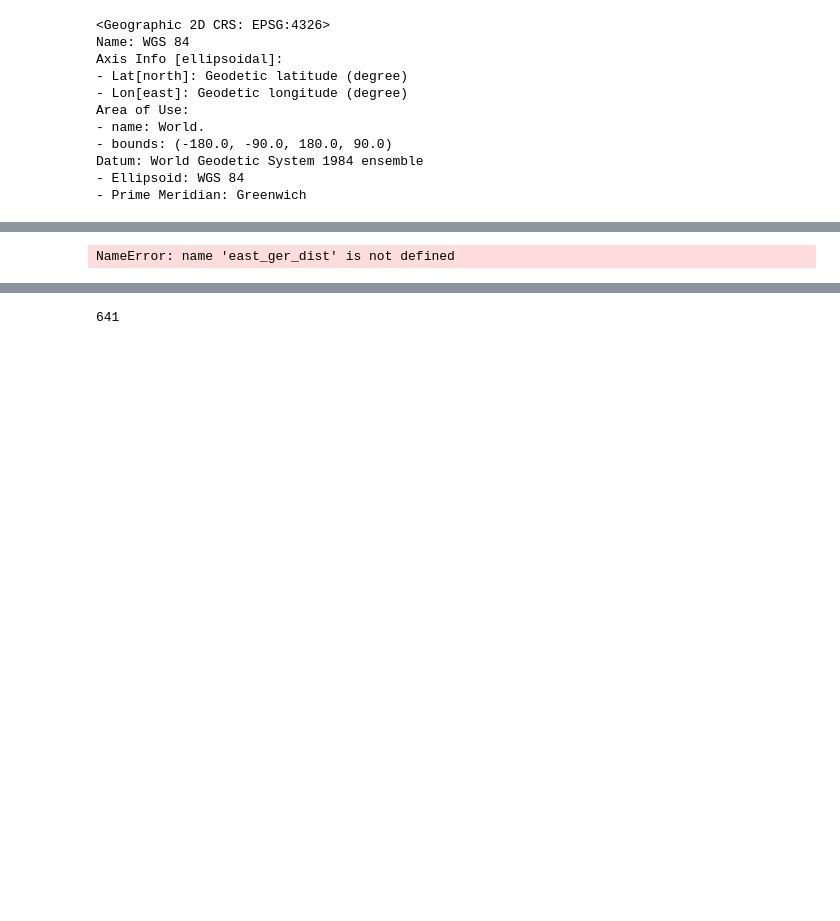
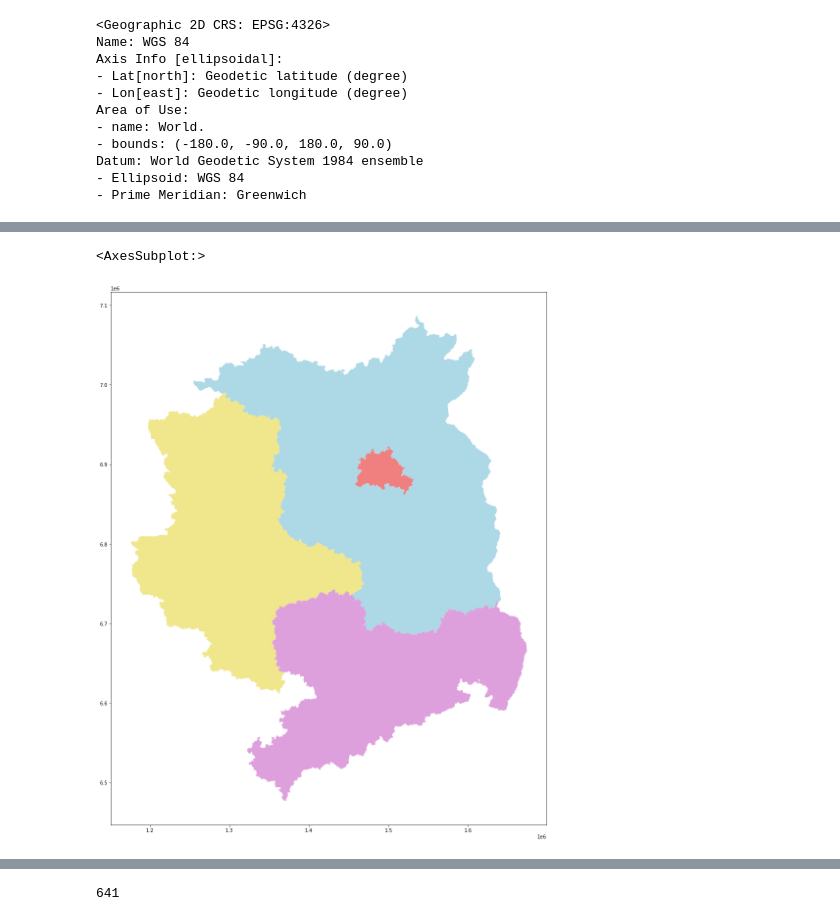
Before and after one commit to siddharthyashaswee/DVA-LAB, a Jupyter notebook: Agro_PV_Data/PV_analysis.ipynb, the cells around one changed output, grey strips where cells are left out. Saved outputs shown, nothing was run; the diff lists cells and outputs as text; code cells hidden in the pictures; blank space fills up the shorter version.

```diff
--- a/Agro_PV_Data/PV_analysis.ipynb
+++ b/Agro_PV_Data/PV_analysis.ipynb
@@ -197,6 +203,9 @@ east_ger
 # %%
 #colors for individual states
 state_colors = {'Berlin': 'lightcoral', 'Brandenburg': 'lightblue', 'Sachsen-Anhalt' : 'khaki','Sachsen' : 'plum'}
-cmap = plt.colors.ListedColormap([state_colors[b] for b in east_ger_dist.NAME_1.unique()])
+cmap = plt.colors.ListedColormap([state_colors[b] for b in east_ger.NAME_1.unique()])
-# %% [output]
-NameError: name 'east_ger_dist' is not defined
+# %%
+base
+# %% [output]
+<AxesSubplot:>
+[figure, added]
```
Also changed, not shown: parts of 20 cells of this notebook.
